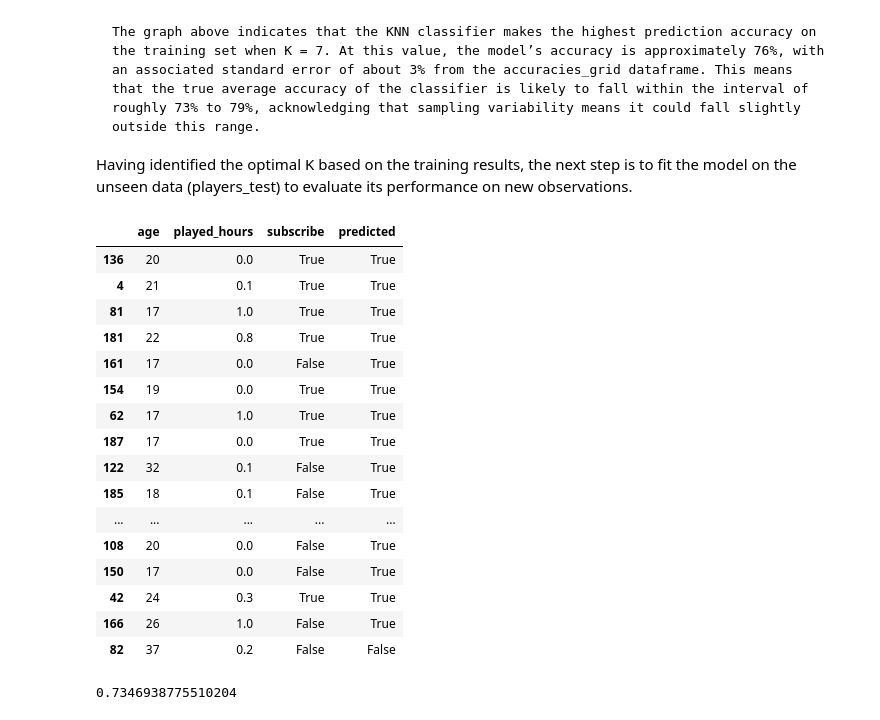
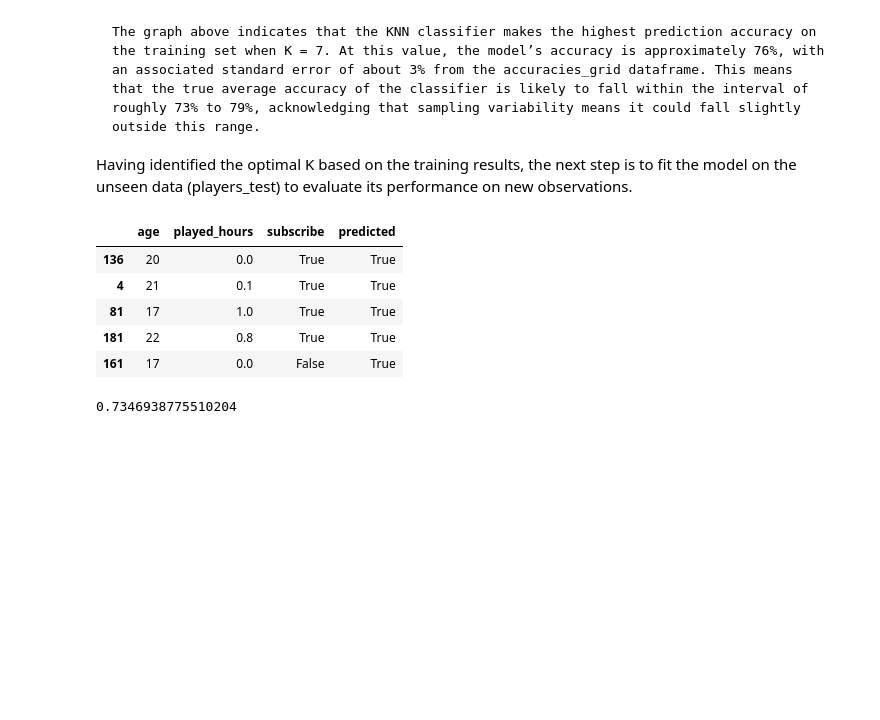
Before and after one commit to MSNia/toy_ds_project, a Jupyter notebook: Group Project/group_codes.ipynb, the cells around one changed output. Saved outputs shown, nothing was run; the diff lists cells and outputs as text; code cells hidden in the pictures; blank space fills up the shorter version.

```diff
--- a/Group Project/group_codes.ipynb
+++ b/Group Project/group_codes.ipynb
@@ -257,30 +246,19 @@ Having identified the optimal K based on the training results, the next step is
 # %%
 best_knn = KNeighborsClassifier(n_neighbors = 7)
 
 best_fit = best_knn.fit(X_train, y_train)
 
 best_fit_df = players_test.assign(
     predicted = best_fit.predict(X_test)
 )
-best_fit_df
+best_fit_df.head()
 # %% [output]
 |  | age | played_hours | subscribe | predicted |
 | 136 | 20 | 0.0 | True | True |
 | 4 | 21 | 0.1 | True | True |
 | 81 | 17 | 1.0 | True | True |
 | 181 | 22 | 0.8 | True | True |
 | 161 | 17 | 0.0 | False | True |
-| 154 | 19 | 0.0 | True | True |
-| 62 | 17 | 1.0 | True | True |
-| 187 | 17 | 0.0 | True | True |
-| 122 | 32 | 0.1 | False | True |
-| 185 | 18 | 0.1 | False | True |
-| ... | ... | ... | ... | ... |
-| 108 | 20 | 0.0 | False | True |
-| 150 | 17 | 0.0 | False | True |
-| 42 | 24 | 0.3 | True | True |
-| 166 | 26 | 1.0 | False | True |
-| 82 | 37 | 0.2 | False | False |
 # %%
 best_fit_acc = best_fit.score(X_test,y_test)
 best_fit_acc
```
Also changed, not shown: parts of 6 cells of this notebook.
